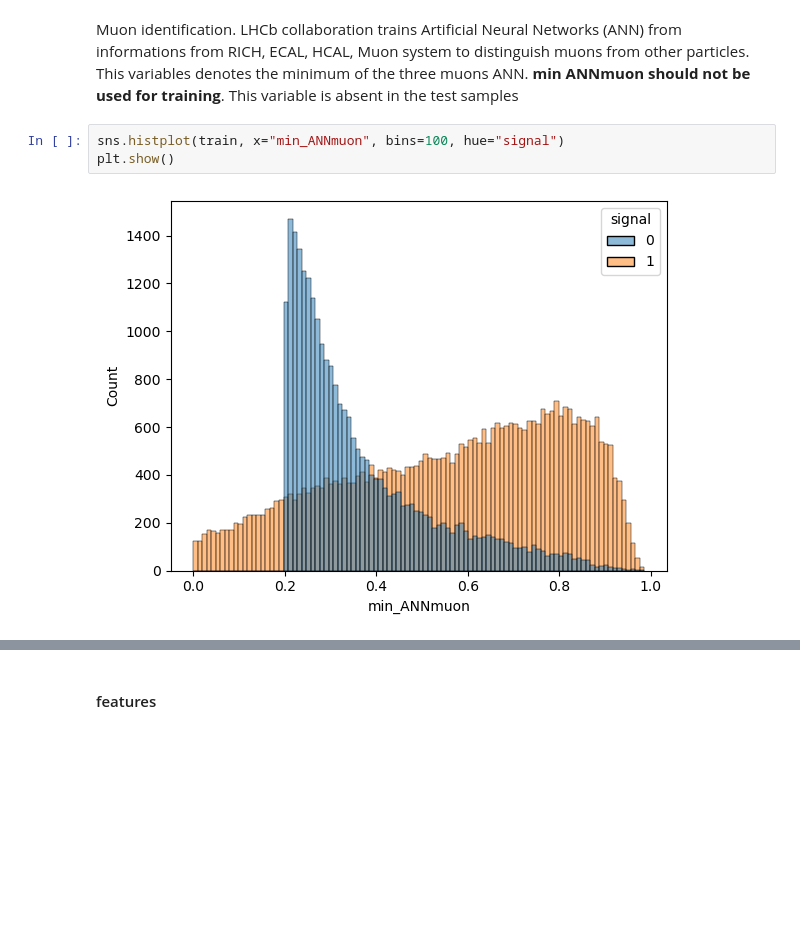
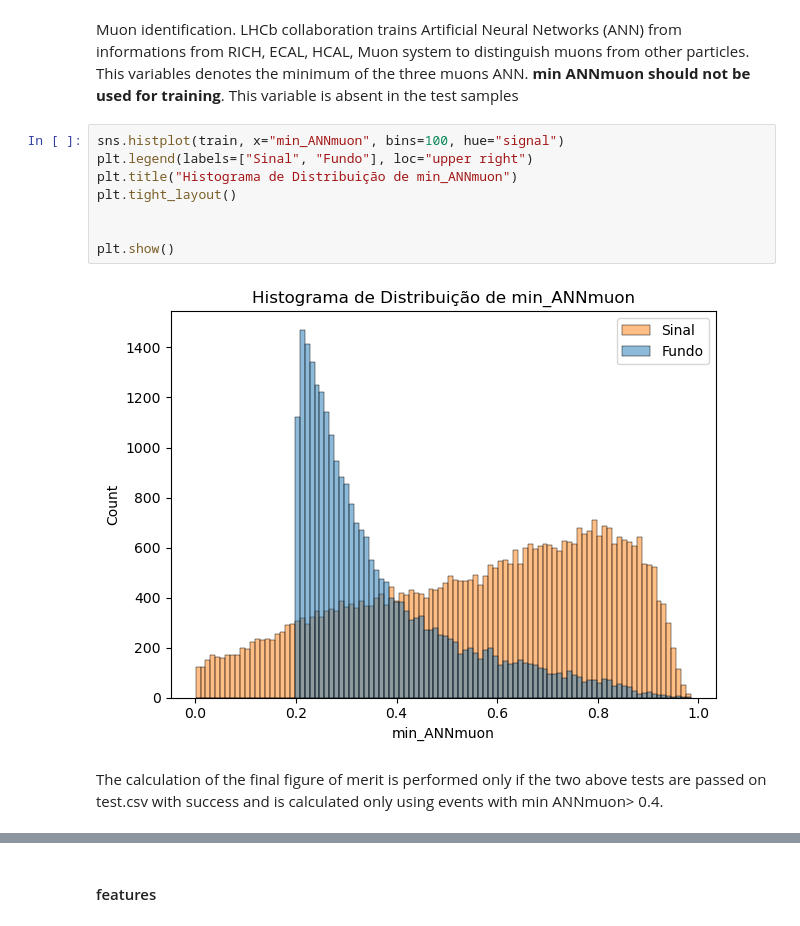
Before and after one commit to jonhbl/dl-flavours-of-physics, a Jupyter notebook: data-analysis.ipynb, the cells around one changed output, grey strips where cells are left out. Saved outputs shown, nothing was run; the diff lists cells and outputs as text; blank space fills up the shorter version.

```diff
--- a/data-analysis.ipynb
+++ b/data-analysis.ipynb
@@ -84,9 +181,16 @@ plt.show()
 Muon identification. LHCb collaboration trains Artificial Neural Networks (ANN) from informations from RICH, ECAL, HCAL, Muon system to distinguish muons from other particles. This variables denotes the minimum of the three muons ANN. **min ANNmuon should not be used for training**. This variable is absent in the test samples
 # %%
 sns.histplot(train, x="min_ANNmuon", bins=100, hue="signal")
+plt.legend(labels=["Sinal", "Fundo"], loc="upper right")
+plt.title("Histograma de Distribuição de min_ANNmuon")
+plt.tight_layout()
+
+
 plt.show()
 # %% [output]
-[figure, old version]
+[figure, new version]
+# %% [markdown]
+The calculation of the final figure of merit is performed only if the two above tests are passed on test.csv with success and is calculated only using events with min ANNmuon> 0.4.
 # %%
 cond_muon = train["min_ANNmuon"] > 0.4
 sns.histplot(train[cond_muon], x="mass", bins=100, hue="signal")
```
Also changed, not shown: parts of 129 cells of this notebook, 5 other files.
